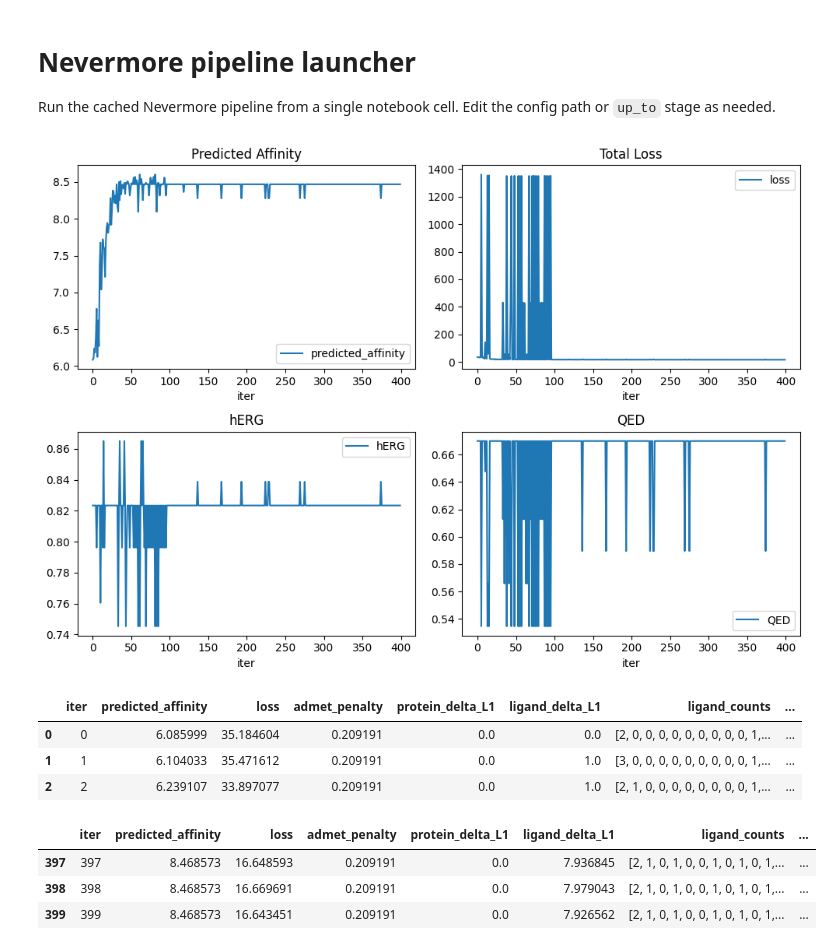
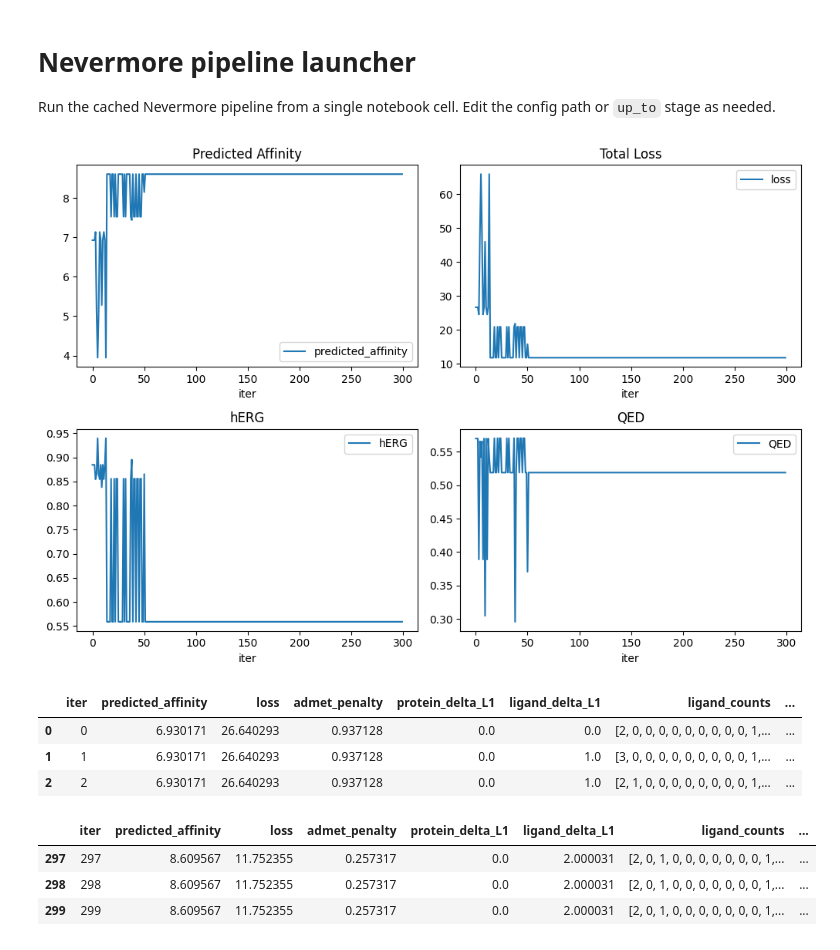
Before and after one commit to EESI/nevermore, a Jupyter notebook: notebooks/run_nevermore.ipynb, the cells around one changed output. Cells and saved outputs as stored; diff of their text form; code cells hidden in the pictures.

```diff
--- a/notebooks/run_nevermore.ipynb
+++ b/notebooks/run_nevermore.ipynb
@@ -39,41 +39,41 @@ import pandas as pd
 import matplotlib.pyplot as plt
 
 
-trace_path = "../../outputs/optimization/cdc21513e920/optimization_trace.csv"  # update signature
+trace_path = "../../outputs/optimization/480a7e730f9e/optimization_trace.csv"  # update signature
 df = pd.read_csv(trace_path)
 
 # Expand ADMET dict column into separate columns
 def expand_admet(row):
     if pd.isna(row):
         return {}
     try:
         return json.loads(row)
     except Exception:
         return {}
 admet_df = df["admet"].apply(expand_admet).apply(pd.Series)
 df = pd.concat([df.drop(columns=["admet"]), admet_df], axis=1)
 
 fig, axes = plt.subplots(2, 2, figsize=(10, 7))
 axes = axes.ravel()
 
 df.plot(x="iter", y="predicted_affinity", ax=axes[0], title="Predicted Affinity")
 df.plot(x="iter", y="loss", ax=axes[1], title="Total Loss")
 if "hERG" in df: df.plot(x="iter", y="hERG", ax=axes[2], title="hERG")
 if "QED" in df: df.plot(x="iter", y="QED", ax=axes[3], title="QED")
 
 plt.tight_layout()
 plt.show()
 
 # Show first/last rows for quick comparison
 display(df.head(3))
 display(df.tail(3))
 # %% [output]
-[figure, old version]
+[figure, new version]
 |  | iter | predicted_affinity | loss | admet_penalty | protein_delta_L1 | ligand_delta_L1 | ligand_counts | ... |
-| 0 | 0 | 6.085999 | 35.184604 | 0.209191 | 0.0 | 0.0 | [2, 0, 0, 0, 0, 0, 0, 0, 0, 0, 1,... | ... |
-| 1 | 1 | 6.104033 | 35.471612 | 0.209191 | 0.0 | 1.0 | [3, 0, 0, 0, 0, 0, 0, 0, 0, 0, 1,... | ... |
-| 2 | 2 | 6.239107 | 33.897077 | 0.209191 | 0.0 | 1.0 | [2, 1, 0, 0, 0, 0, 0, 0, 0, 0, 1,... | ... |
+| 0 | 0 | 6.930171 | 26.640293 | 0.937128 | 0.0 | 0.0 | [2, 0, 0, 0, 0, 0, 0, 0, 0, 0, 1,... | ... |
+| 1 | 1 | 6.930171 | 26.640293 | 0.937128 | 0.0 | 1.0 | [3, 0, 0, 0, 0, 0, 0, 0, 0, 0, 1,... | ... |
+| 2 | 2 | 6.930171 | 26.640293 | 0.937128 | 0.0 | 1.0 | [2, 1, 0, 0, 0, 0, 0, 0, 0, 0, 1,... | ... |
 |  | iter | predicted_affinity | loss | admet_penalty | protein_delta_L1 | ligand_delta_L1 | ligand_counts | ... |
-| 397 | 397 | 8.468573 | 16.648593 | 0.209191 | 0.0 | 7.936845 | [2, 1, 0, 1, 0, 0, 1, 0, 1, 0, 1,... | ... |
-| 398 | 398 | 8.468573 | 16.669691 | 0.209191 | 0.0 | 7.979043 | [2, 1, 0, 1, 0, 0, 1, 0, 1, 0, 1,... | ... |
-| 399 | 399 | 8.468573 | 16.643451 | 0.209191 | 0.0 | 7.926562 | [2, 1, 0, 1, 0, 0, 1, 0, 1, 0, 1,... | ... |
+| 297 | 297 | 8.609567 | 11.752355 | 0.257317 | 0.0 | 2.000031 | [2, 0, 1, 0, 0, 0, 0, 0, 0, 0, 1,... | ... |
+| 298 | 298 | 8.609567 | 11.752355 | 0.257317 | 0.0 | 2.000031 | [2, 0, 1, 0, 0, 0, 0, 0, 0, 0, 1,... | ... |
+| 299 | 299 | 8.609567 | 11.752355 | 0.257317 | 0.0 | 2.000031 | [2, 0, 1, 0, 0, 0, 0, 0, 0, 0, 1,... | ... |
```
Also changed, not shown: 2 other files.
